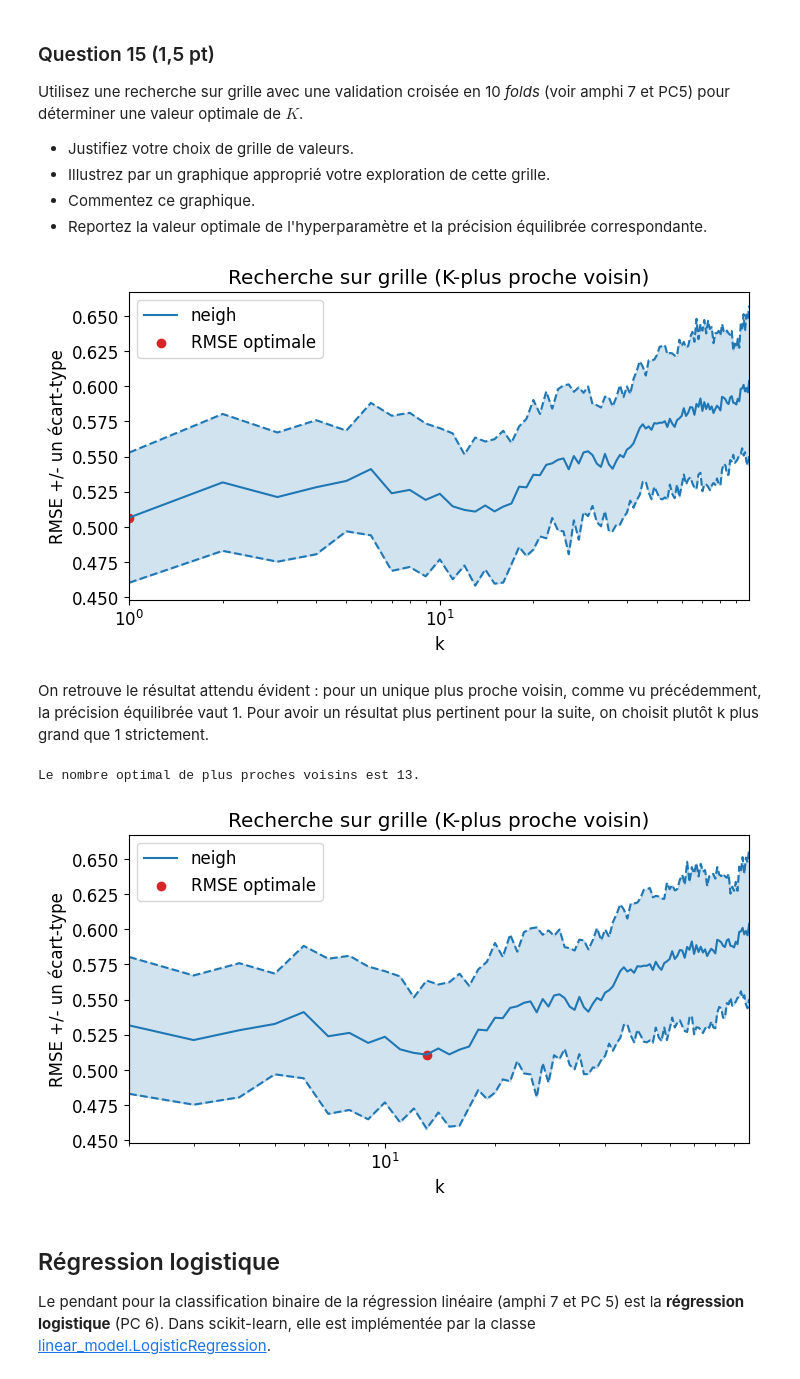
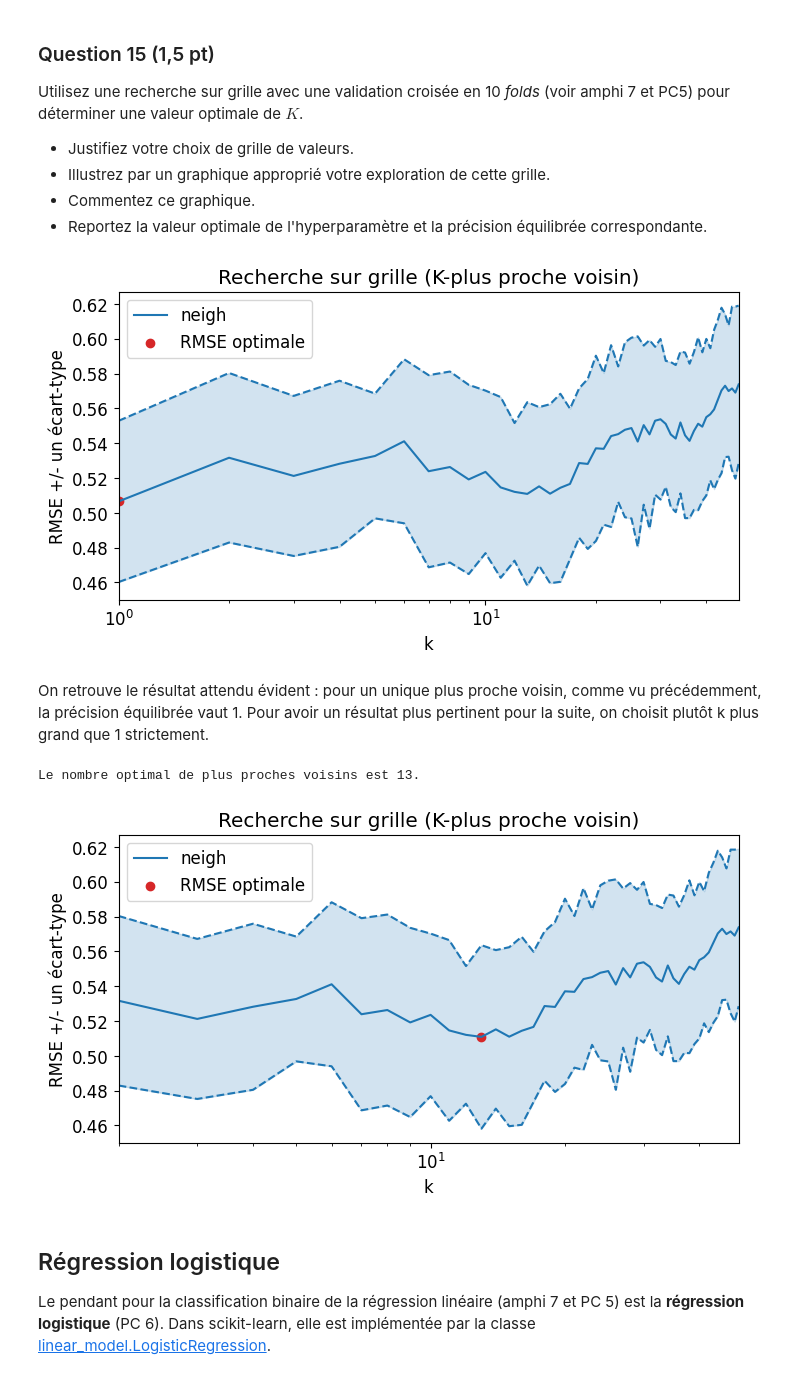
Before and after one commit to Josephine-gith/projet-data, a Jupyter notebook: Projet-jo.ipynb, the cells around one changed output. Cells and saved outputs as stored; diff of their text form; code cells hidden in the pictures.

```diff
--- a/Projet-jo.ipynb
+++ b/Projet-jo.ipynb
@@ -247,7 +247,7 @@ from sklearn import model_selection
 kf = model_selection.KFold(n_splits=10, shuffle=True, random_state=42)
 
 # Définir la grille de valeurs de l'hyperparamètre k
-ks = range(1,100)
+ks = range(1,50)
 
 # Définir le modèle à évaluer
 neigh = KNeighborsClassifier()
@@ -265,34 +265,35 @@ plt.figure(figsize=(8, 4))
 
 rmses = -grid.cv_results_['mean_test_score']
 std_error = grid.cv_results_['std_test_score']
 
 # afficher les RMSE avec une échelle logarithmique pour les abscisses :
 plt.semilogx(grid.cv_results_['param_n_neighbors'], rmses,
              label="neigh", color='tab:blue')
 plt.semilogx(grid.cv_results_['param_n_neighbors'], rmses + std_error,
              color='tab:blue', linestyle='dashed')
 plt.semilogx(grid.cv_results_['param_n_neighbors'], rmses - std_error,
              color='tab:blue', linestyle='dashed')
 
 # colorer l'espace entre les courbes représentant les écarts-types
 plt.fill_between(ks, (rmses + std_error), (rmses - std_error),
                  color='tab:blue',
                  alpha=0.2, # contrôle la transparence
                 )
 
 # afficher le meilleur score
 plt.scatter(grid.best_params_['n_neighbors'], -grid.best_score_,
            color='tab:red', label='RMSE optimale')
+print(f"Le nombre optimal de plus proches voisins est {grid.best_params_['n_neighbors']}.")
 
 # Mise en forme
 plt.xlabel("k")
 plt.ylabel("RMSE +/- un écart-type")
 plt.xlim([ks[0], ks[-1]])
 plt.title("Recherche sur grille (K-plus proche voisin)")
 plt.legend(loc='best')
 plt.show();
 # %% [output]
-[figure, old version]
+[figure, new version]
 # %% [markdown]
 On retrouve le résultat attendu évident : pour un unique plus proche voisin, comme vu précédemment, la précision équilibrée vaut 1. Pour avoir un résultat plus pertinent pour la suite, on choisit plutôt k plus grand que 1 strictement.
 # %%
@@ -302,7 +303,7 @@ from sklearn import model_selection
 kf = model_selection.KFold(n_splits=10, shuffle=True, random_state=42)
 
 # Définir la grille de valeurs de l'hyperparamètre k
-ks = range(2,100)
+ks = range(2,50)
 
 # Définir le modèle à évaluer
 neigh = KNeighborsClassifier()
@@ -349,7 +350,7 @@ plt.legend(loc='best')
 plt.show();
 # %% [output]
 Le nombre optimal de plus proches voisins est 13.
-[figure, old version]
+[figure, new version]
 # %% [markdown]
 ## Régression logistique
 Le pendant pour la classification binaire de la régression linéaire (amphi 7 et PC 5) est la __régression logistique__ (PC 6). Dans scikit-learn, elle est implémentée par la classe [linear_model.LogisticRegression](https://scikit-learn.org/stable/modules/generated/sklearn.linear_model.LogisticRegression.html).
```
Also changed, not shown: parts of 1 cell of this notebook.
